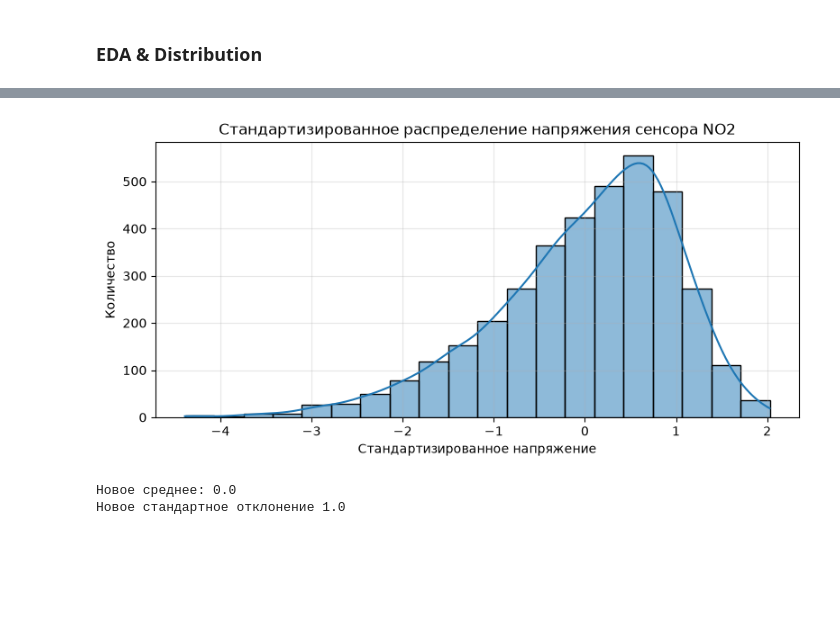
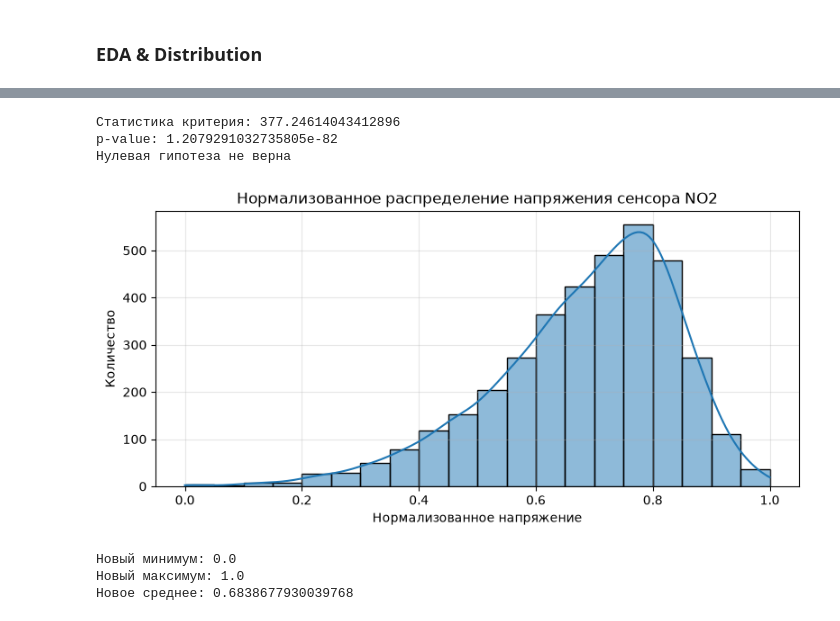
Before and after one commit to ffriewrya/lab01, a Jupyter notebook: lab01.ipynb, the cells around one changed output, grey strips where cells are left out. Saved outputs shown, nothing was run; the diff lists cells and outputs as text; code cells hidden in the pictures; blank space fills up the shorter version.

Commit message:
математически описано распределение первой величины, посчитана состоятельность оценки и проанализированы статистики случайных выборок

```diff
--- a/lab01.ipynb
+++ b/lab01.ipynb
@@ -106,28 +118,45 @@ print("95-й перцентиль:", no2.quantile(0.5))
+# %%
+import scipy.stats as stats
+
+stat, p_value = stats.normaltest(no2)
+
+print(f"Статистика критерия: {stat}")
+print(f"p-value: {p_value}")
+
+if p_value < 0.05:
+    print("Нулевая гипотеза не верна")
+else:
+    print("Нулевая гипотеза верна")
+# %% [output]
+Статистика критерия: 377.24614043412896
+p-value: 1.2079291032735805e-82
+Нулевая гипотеза не верна
 # %%
-mean_no2 = no2.mean()
-std_no2 = no2.std()
-
-no2_normalized = (no2 - mean_no2) / std_no2
+min_no2 = no2.min()
+max_no2 = no2.max()
+no2_normalized = (no2 - min_no2) / (max_no2 - min_no2)
 
 fig, axes = plt.subplots(figsize=(8, 4))
 sns.histplot(
     data=no2_normalized,
     kde=True,
     ax=axes,
     bins=20,
 )
 
-axes.set_title("Стандартизированное распределение напряжения сенсора NO2")
-axes.set_xlabel("Стандартизированное напряжение")
+axes.set_title("Нормализованное распределение напряжения сенсора NO2")
+axes.set_xlabel("Нормализованное напряжение")
 axes.set_ylabel("Количество")
 axes.grid(True, alpha=0.3)
 
 plt.tight_layout()
 plt.show()
 
-print(f"Новое среднее:", round(no2_normalized.mean(), 1))
-print(f"Новое стандартное отклонение", round(no2_normalized.std(), 1))
+print(f"Новый минимум:", no2_normalized.min())
+print(f"Новый максимум:", no2_normalized.max())
+print(f"Новое среднее:", no2_normalized.mean())
 # %% [output]
-[figure, old version]
+[figure, new version]
-Новое среднее: 0.0
-Новое стандартное отклонение 1.0
+Новый минимум: 0.0
+Новый максимум: 1.0
+Новое среднее: 0.6838677930039768
```
Also changed, not shown: parts of 8 cells of this notebook.
